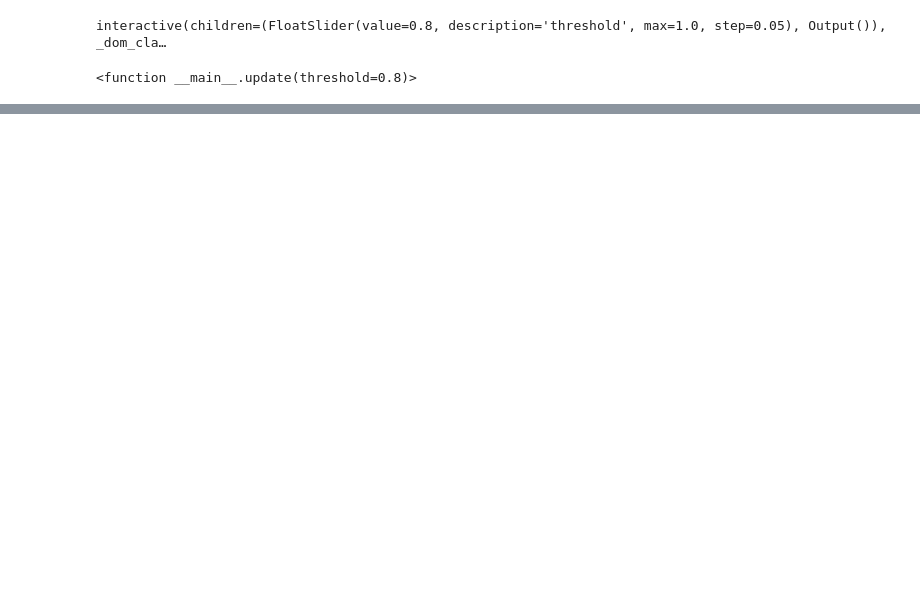
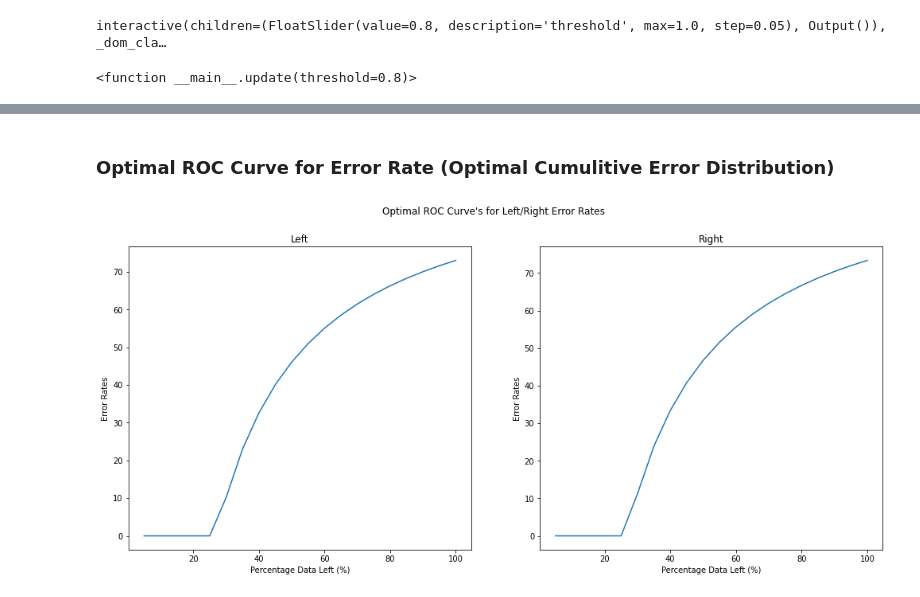
Before and after one commit to ChristianOrr/confidence-measures, a Jupyter notebook: matching_score_measure.ipynb, the cells around one changed output, grey strips where cells are left out. Drawn from its saved outputs; the diff is of its cells as text; code cells hidden in the pictures; blank space fills up the shorter version.

```diff
--- a/matching_score_measure.ipynb
+++ b/matching_score_measure.ipynb
@@ -500,0 +504,22 @@ Evaluating right confidence estimate...
+# %%
+left_roc, left_optimal_roc, left_mean_error, left_sorted_conf, ratio_pixels = calc_roc(left_disparity_map, left_gt, left_confidences, tau)
+right_roc, right_optimal_roc, right_mean_error, right_sorted_conf, ratio_pixels = calc_roc(right_disparity_map, right_gt, right_confidences, tau)
+# %% [markdown]
+### Optimal ROC Curve for Error Rate (Optimal Cumulitive Error Distribution)
+# %%
+fig, (left_ax, right_ax) = plt.subplots(1, 2, figsize=(17, 7))
+fig.suptitle("Optimal ROC Curve's for Left/Right Error Rates")
+x_values = [ratio * 100 for ratio in ratio_pixels]
+
+# Left
+left_ax.plot(x_values, left_optimal_roc)
+left_ax.set_title("Left")
+left_ax.set(xlabel="Percentage Data Left (%)", ylabel="Error Rates")
+
+# Right
+right_ax.plot(x_values, right_optimal_roc)
+right_ax.set_title("Right")
+right_ax.set(xlabel="Percentage Data Left (%)", ylabel="Error Rates")
+plt.show()
+# %% [output]
+[figure, added]
```
Also changed, not shown: parts of 18 cells of this notebook.
